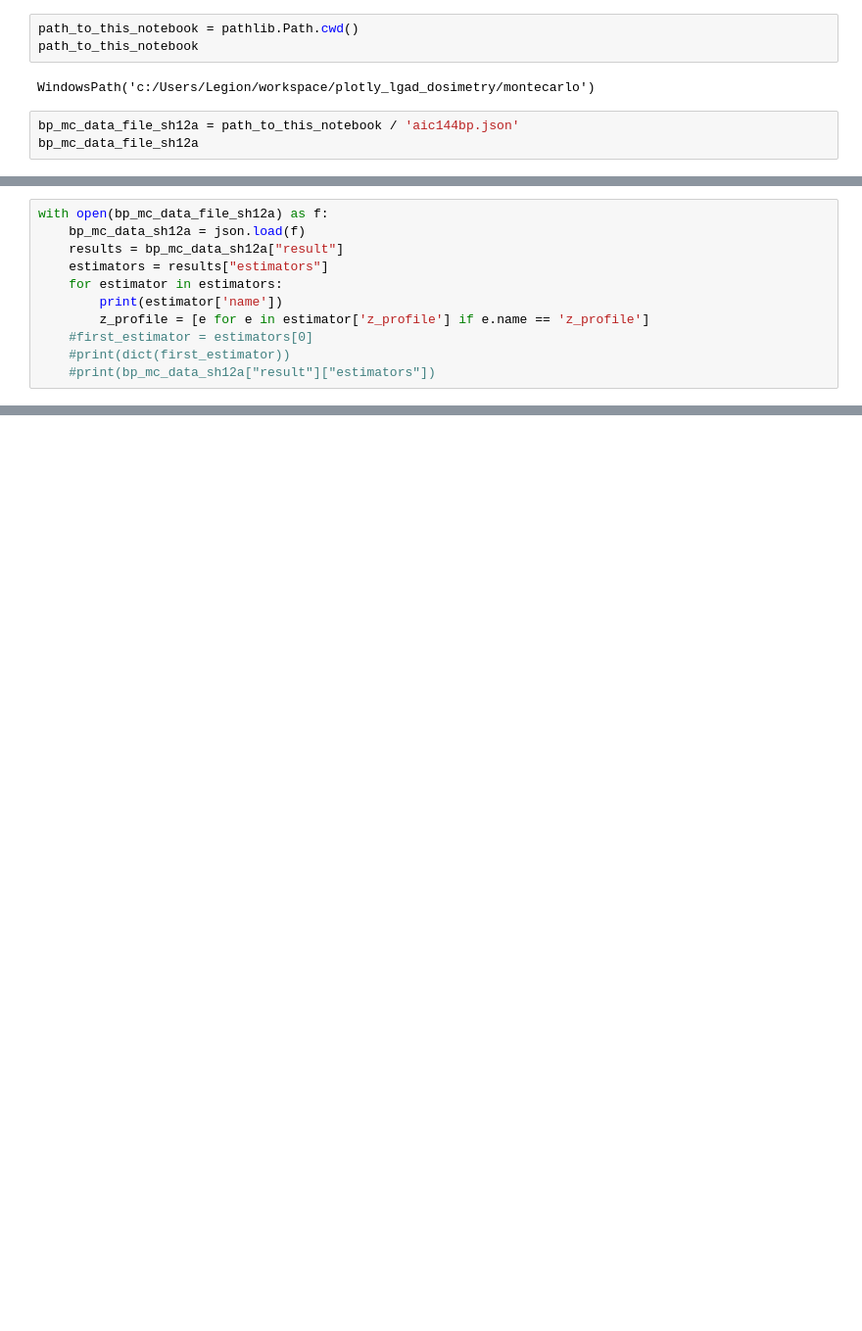
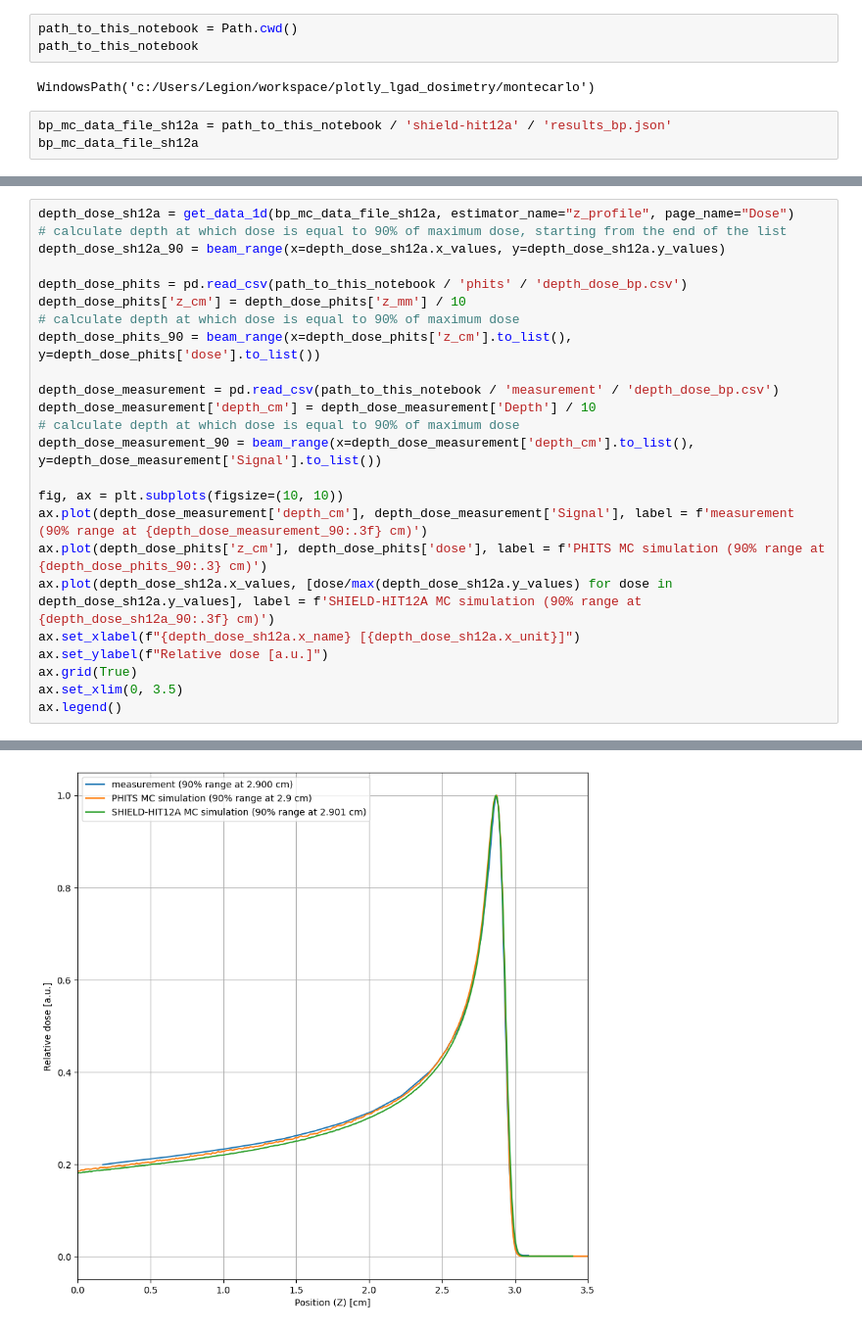
Before and after one commit to grzanka/plotly_lgad_dosimetry, a Jupyter notebook: montecarlo/mc.ipynb, the cells around one changed output, grey strips where cells are left out. Shown: that part at 98% size. Cells and saved outputs as stored; diff of their text form; blank space fills up the shorter version.

Commit message:
MC notebook update

```diff
--- a/montecarlo/mc.ipynb
+++ b/montecarlo/mc.ipynb
@@ -4,9 +115,9 @@ import pathlib
 # %%
-path_to_this_notebook = pathlib.Path.cwd()
+path_to_this_notebook = Path.cwd()
 path_to_this_notebook
 # %% [output]
 WindowsPath('c:/Users/Legion/workspace/plotly_lgad_dosimetry/montecarlo')
 # %%
-bp_mc_data_file_sh12a = path_to_this_notebook / 'aic144bp.json'
+bp_mc_data_file_sh12a = path_to_this_notebook / 'shield-hit12a' / 'results_bp.json'
 bp_mc_data_file_sh12a
 # %% [output]
@@ -14,11 +124,0 @@ WindowsPath('c:/Users/Legion/workspace/plotly_lgad_dosimetry/montecarlo/aic144bp
-# %%
-with open(bp_mc_data_file_sh12a) as f:
-    bp_mc_data_sh12a = json.load(f)
-    results = bp_mc_data_sh12a["result"]
-    estimators = results["estimators"]
-    for estimator in estimators:
-        print(estimator['name'])
-        z_profile = [e for e in estimator['z_profile'] if e.name == 'z_profile']
-    #first_estimator = estimators[0]
-    #print(dict(first_estimator))
-    #print(bp_mc_data_sh12a["result"]["estimators"])
@@ -36,0 +163,25 @@ dict_keys(['metadata', 'name', 'pages', 'scoringOutputJsonRef'])
+# %%
+depth_dose_sh12a = get_data_1d(bp_mc_data_file_sh12a, estimator_name="z_profile", page_name="Dose")
+# calculate depth at which dose is equal to 90% of maximum dose, starting from the end of the list
+depth_dose_sh12a_90 = beam_range(x=depth_dose_sh12a.x_values, y=depth_dose_sh12a.y_values)
+
+depth_dose_phits = pd.read_csv(path_to_this_notebook / 'phits' / 'depth_dose_bp.csv')
+depth_dose_phits['z_cm'] = depth_dose_phits['z_mm'] / 10
+# calculate depth at which dose is equal to 90% of maximum dose
+depth_dose_phits_90 = beam_range(x=depth_dose_phits['z_cm'].to_list(), y=depth_dose_phits['dose'].to_list())
+
+depth_dose_measurement = pd.read_csv(path_to_this_notebook / 'measurement' / 'depth_dose_bp.csv')
+depth_dose_measurement['depth_cm'] = depth_dose_measurement['Depth'] / 10
+# calculate depth at which dose is equal to 90% of maximum dose
+depth_dose_measurement_90 = beam_range(x=depth_dose_measurement['depth_cm'].to_list(), y=depth_dose_measurement['Signal'].to_list())
+
+fig, ax = plt.subplots(figsize=(10, 10))
+ax.plot(depth_dose_measurement['depth_cm'], depth_dose_measurement['Signal'], label = f'measurement (90% range at {depth_dose_measurement_90:.3f} cm)')
+ax.plot(depth_dose_phits['z_cm'], depth_dose_phits['dose'], label = f'PHITS MC simulation (90% range at {depth_dose_phits_90:.3} cm)')
+ax.plot(depth_dose_sh12a.x_values, [dose/max(depth_dose_sh12a.y_values) for dose in depth_dose_sh12a.y_values], label = f'SHIELD-HIT12A MC simulation (90% range at {depth_dose_sh12a_90:.3f} cm)')
+ax.set_xlabel(f"{depth_dose_sh12a.x_name} [{depth_dose_sh12a.x_unit}]")
+ax.set_ylabel(f"Relative dose [a.u.]")
+ax.grid(True)
+ax.set_xlim(0, 3.5)
+ax.legend()
+# %% [output]
@@ -36,0 +189 @@ dict_keys(['metadata', 'name', 'pages', 'scoringOutputJsonRef'])
+[figure, added]
```
Also changed, not shown: parts of 29 cells of this notebook, 5 other files.
